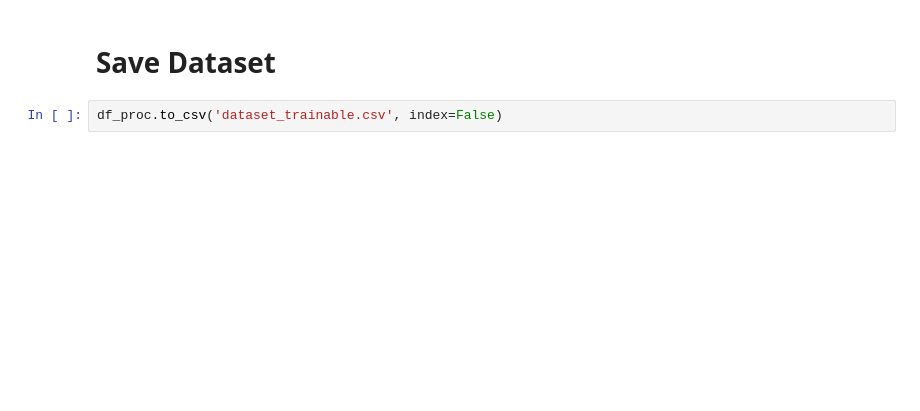
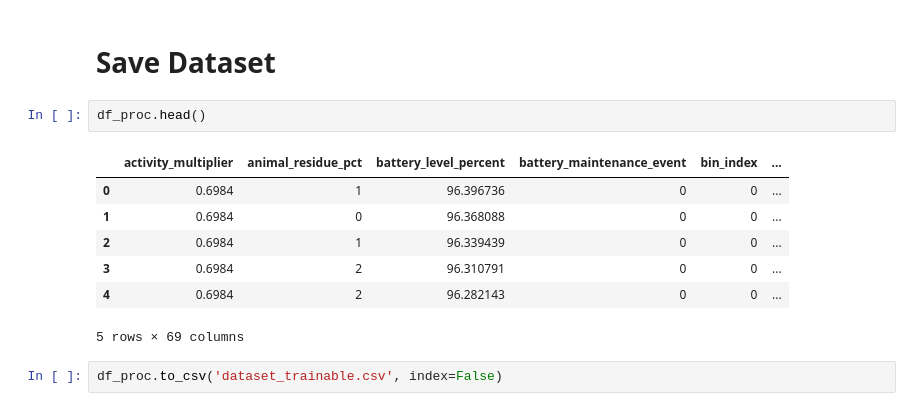
Before and after one commit to AntonTian/IOT-Model-Training, a Jupyter notebook: data_cleaning_dakha.ipynb, the cells around one changed output. Cells and saved outputs as stored; diff of their text form; blank space fills up the shorter version.

```diff
--- a/data_cleaning_dakha.ipynb
+++ b/data_cleaning_dakha.ipynb
@@ -300,4 +298,14 @@ RobustScaler      3.198% (0.00s)  4.140% (0.07s)  3.137% (0.85s)  3.224% (0.45s)
 # %% [markdown]
 # Save Dataset
+# %%
+df_proc.head()
+# %% [output]
+|  | activity_multiplier | animal_residue_pct | battery_level_percent | battery_maintenance_event | bin_index | ... |
+| 0 | 0.6984 | 1 | 96.396736 | 0 | 0 | ... |
+| 1 | 0.6984 | 0 | 96.368088 | 0 | 0 | ... |
+| 2 | 0.6984 | 1 | 96.339439 | 0 | 0 | ... |
+| 3 | 0.6984 | 2 | 96.310791 | 0 | 0 | ... |
+| 4 | 0.6984 | 2 | 96.282143 | 0 | 0 | ... |
+5 rows × 69 columns
 # %%
 df_proc.to_csv('dataset_trainable.csv', index=False)
```
Also changed, not shown: parts of 3 cells of this notebook.
